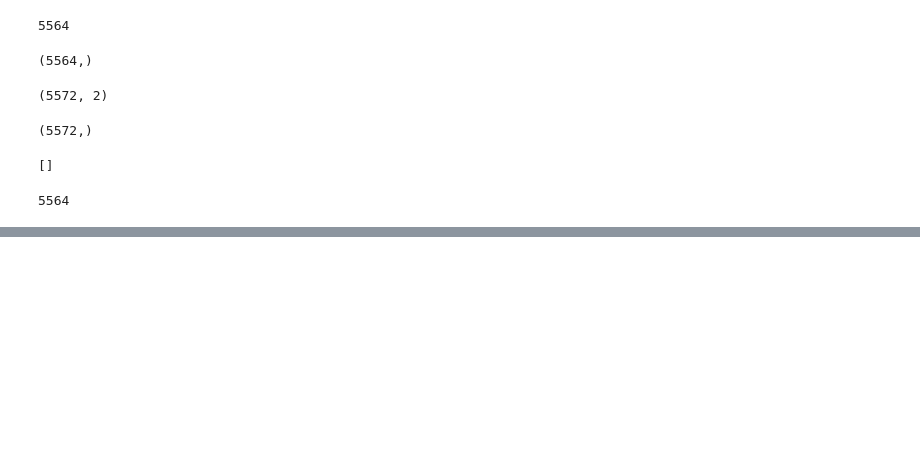
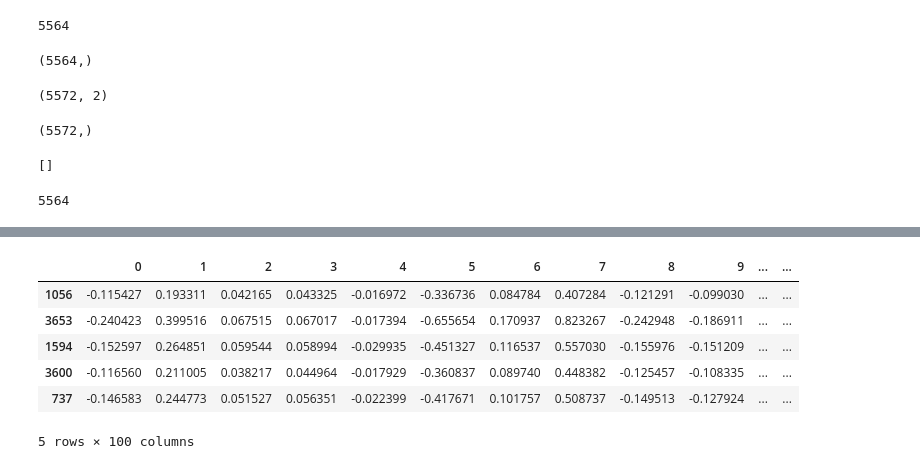
Before and after one commit to tuananhudu/Learn_AI, a Jupyter notebook: Model/Email_Spam/Model.ipynb, the cells around one changed output, grey strips where cells are left out. Cells and saved outputs as stored; diff of their text form; code cells hidden in the pictures; blank space fills up the shorter version.

```diff
--- a/Model/Email_Spam/Model.ipynb
+++ b/Model/Email_Spam/Model.ipynb
@@ -202,0 +424,2 @@ for i in range(0 , len(X)):
+# %%
+X=df.drop('Output' , axis =1)
@@ -202,0 +442,16 @@ for i in range(0 , len(X)):
+# %%
+
+y=df['Output']
+# %%
+from sklearn.model_selection import train_test_split
+X_train,X_test,y_train,y_test=train_test_split(X,y,test_size=0.20)
+# %%
+X_train.head()
+# %% [output]
+|  | 0 | 1 | 2 | 3 | 4 | 5 | 6 | 7 | 8 | 9 | ... | ... |
+| 1056 | -0.115427 | 0.193311 | 0.042165 | 0.043325 | -0.016972 | -0.336736 | 0.084784 | 0.407284 | -0.121291 | -0.099030 | ... | ... |
+| 3653 | -0.240423 | 0.399516 | 0.067515 | 0.067017 | -0.017394 | -0.655654 | 0.170937 | 0.823267 | -0.242948 | -0.186911 | ... | ... |
+| 1594 | -0.152597 | 0.264851 | 0.059544 | 0.058994 | -0.029935 | -0.451327 | 0.116537 | 0.557030 | -0.155976 | -0.151209 | ... | ... |
+| 3600 | -0.116560 | 0.211005 | 0.038217 | 0.044964 | -0.017929 | -0.360837 | 0.089740 | 0.448382 | -0.125457 | -0.108335 | ... | ... |
+| 737 | -0.146583 | 0.244773 | 0.051527 | 0.056351 | -0.022399 | -0.417671 | 0.101757 | 0.508737 | -0.149513 | -0.127924 | ... | ... |
+5 rows × 100 columns
```
Also changed, not shown: parts of 17 cells of this notebook, 2 other files.
